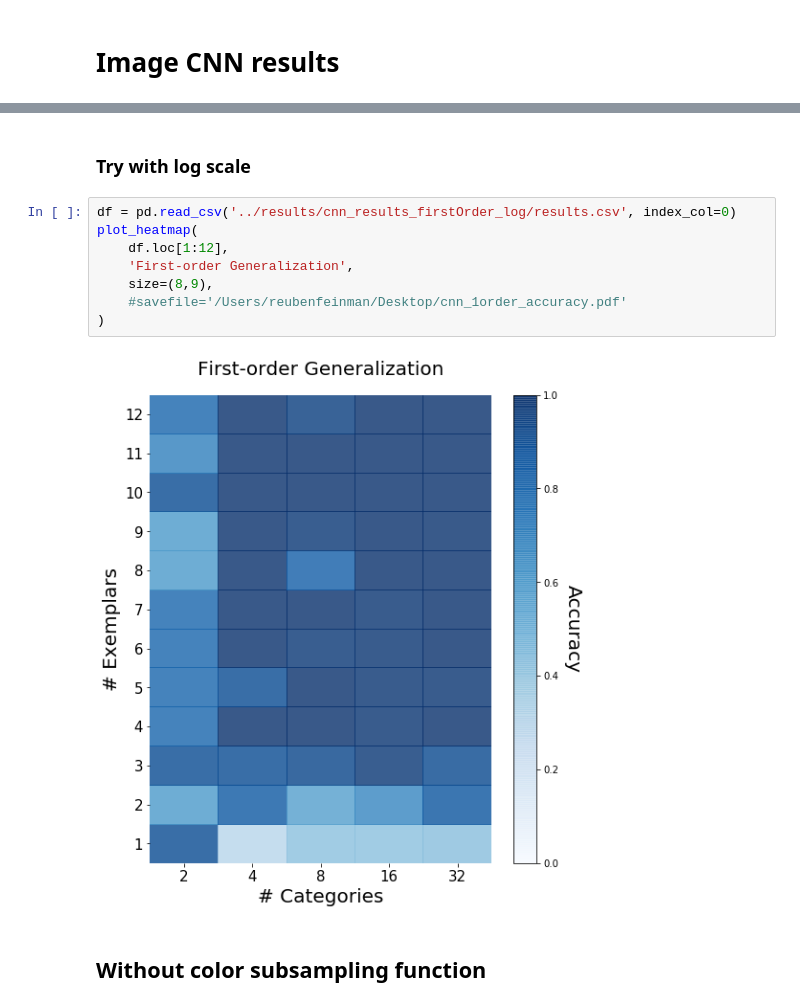
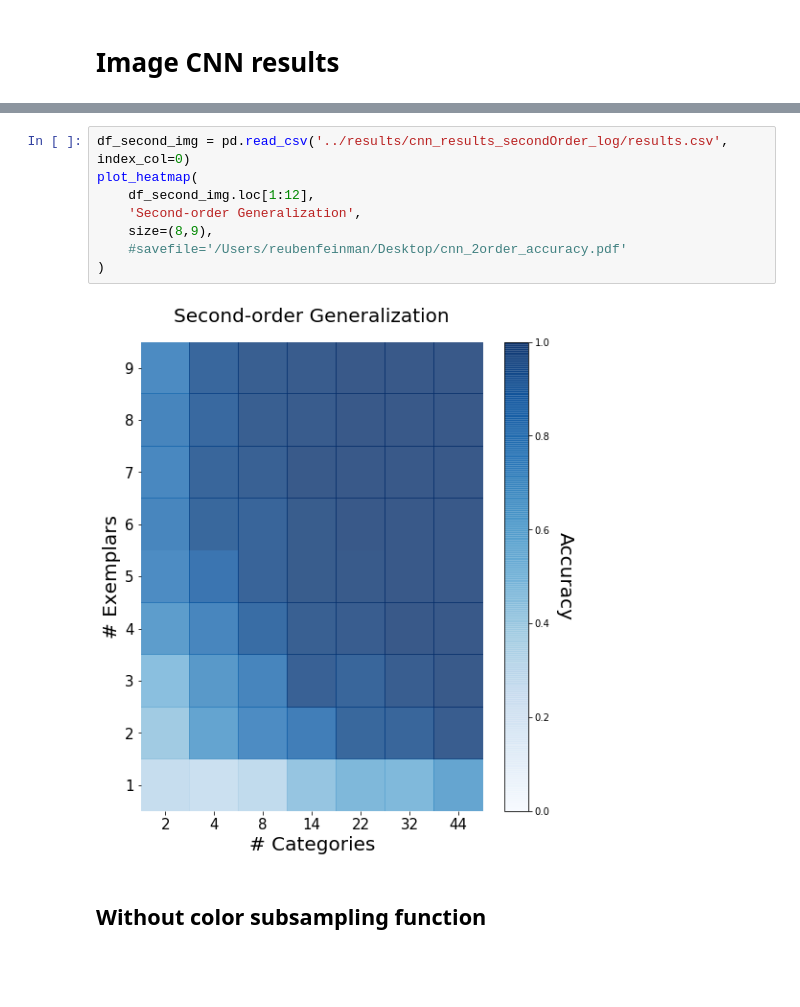
Before and after one commit to rfeinman/learning-to-learn, a Jupyter notebook: notebooks/heatmap.ipynb, the cells around one changed output, grey strips where cells are left out. Drawn from its saved outputs; the diff is of its cells as text; blank space fills up the shorter version.

Commit message:
updated heatmap notebook

```diff
--- a/notebooks/heatmap.ipynb
+++ b/notebooks/heatmap.ipynb
@@ -174,15 +184,13 @@ plot_heatmap(
-# %% [markdown]
-### Try with log scale
 # %%
-df = pd.read_csv('../results/cnn_results_firstOrder_log/results.csv', index_col=0)
+df_second_img = pd.read_csv('../results/cnn_results_secondOrder_log/results.csv', index_col=0)
 plot_heatmap(
-    df.loc[1:12],
-    'First-order Generalization',
+    df_second_img.loc[1:12],
+    'Second-order Generalization',
     size=(8,9),
-    #savefile='/Users/reubenfeinman/Desktop/cnn_1order_accuracy.pdf'
+    #savefile='/Users/reubenfeinman/Desktop/cnn_2order_accuracy.pdf'
 )
 # %% [output]
-[figure, old version]
+[figure, new version]
 # %% [markdown]
 ## Without color subsampling function
 # %%
```
Also changed, not shown: parts of 4 cells of this notebook.
